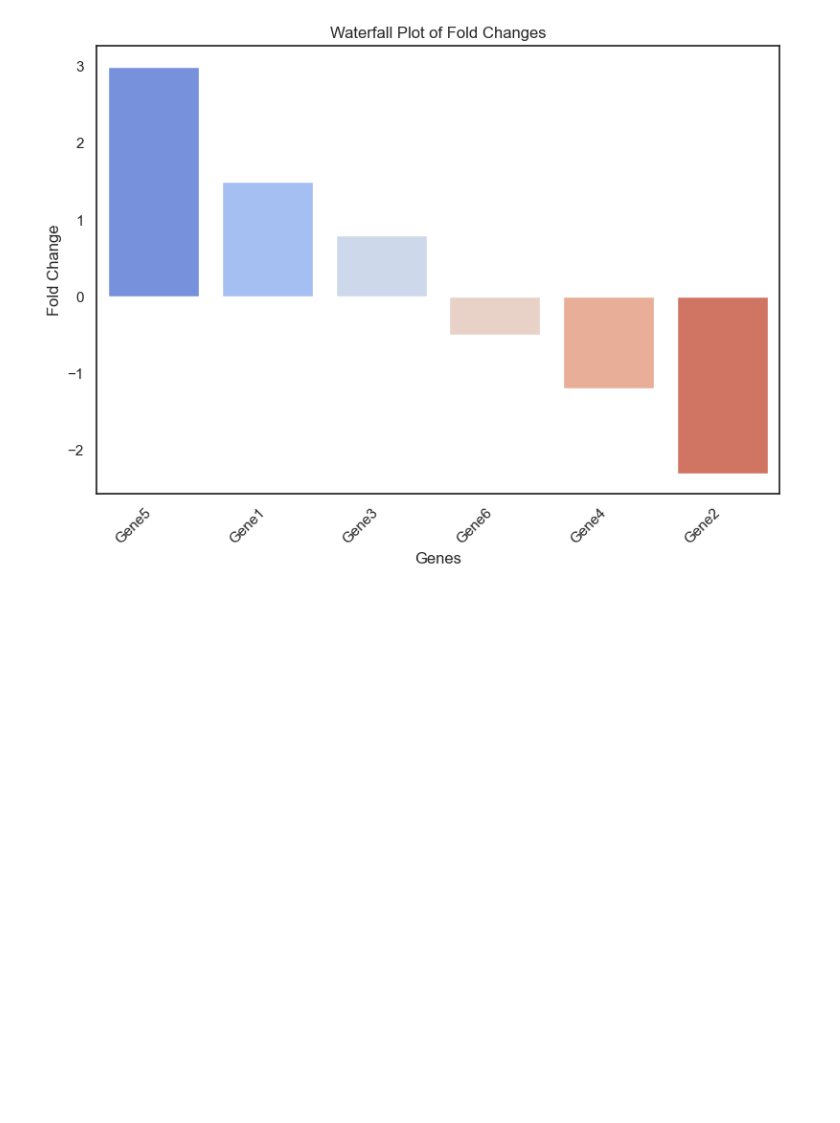
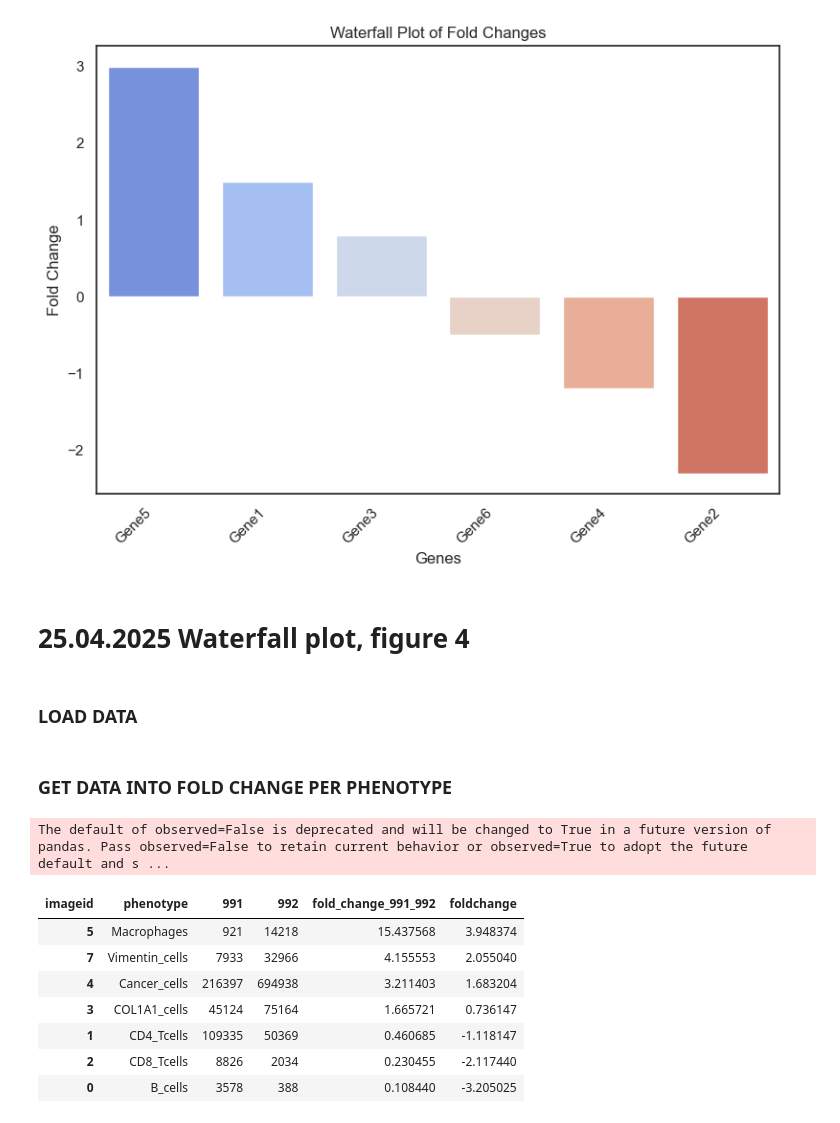
Before and after one commit to josenimo/P26_DA, a Jupyter notebook: nbs/3_compare_991_992_phenotypes.ipynb, the cells around one changed output. Cells and saved outputs as stored; diff of their text form; code cells hidden in the pictures; blank space fills up the shorter version.

```diff
--- a/nbs/3_compare_991_992_phenotypes.ipynb
+++ b/nbs/3_compare_991_992_phenotypes.ipynb
@@ -1061,3 +1060,7 @@ plt.show()
 # %% [output]
 Passing `palette` without assigning `hue` is deprecated and will be removed in v0.14.0. Assign the `x` variable to `hue` and set `legend=False` for the same effect.
 [figure]
+# %% [markdown]
+# 25.04.2025 Waterfall plot, figure 4
+# %% [markdown]
+### LOAD DATA
@@ -1063,0 +1069,20 @@ Passing `palette` without assigning `hue` is deprecated and will be removed in v
+# %% [markdown]
+### GET DATA INTO FOLD CHANGE PER PHENOTYPE
+# %%
+df = adata.obs.copy()
+df = df.groupby(['phenotype','imageid']).size().unstack().reset_index()
+df = df[df['phenotype'] != "Unknown"]
+df['fold_change_991_992'] = df[992]/df[991]
+df['foldchange'] = np.log2(df['fold_change_991_992'])
+df.sort_values(by="foldchange", inplace=True, ascending=False)
+df
+# %% [output]
+The default of observed=False is deprecated and will be changed to True in a future version of pandas. Pass observed=False to retain current behavior or observed=True to adopt the future default and s ...
+| imageid | phenotype | 991 | 992 | fold_change_991_992 | foldchange |
+| 5 | Macrophages | 921 | 14218 | 15.437568 | 3.948374 |
+| 7 | Vimentin_cells | 7933 | 32966 | 4.155553 | 2.055040 |
+| 4 | Cancer_cells | 216397 | 694938 | 3.211403 | 1.683204 |
+| 3 | COL1A1_cells | 45124 | 75164 | 1.665721 | 0.736147 |
+| 1 | CD4_Tcells | 109335 | 50369 | 0.460685 | -1.118147 |
+| 2 | CD8_Tcells | 8826 | 2034 | 0.230455 | -2.117440 |
+| 0 | B_cells | 3578 | 388 | 0.108440 | -3.205025 |
```
Also changed, not shown: parts of 10 cells of this notebook, 4 other files.
